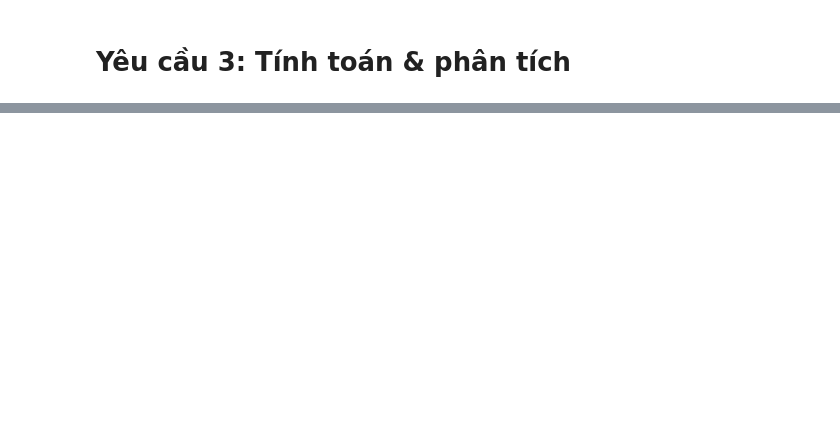
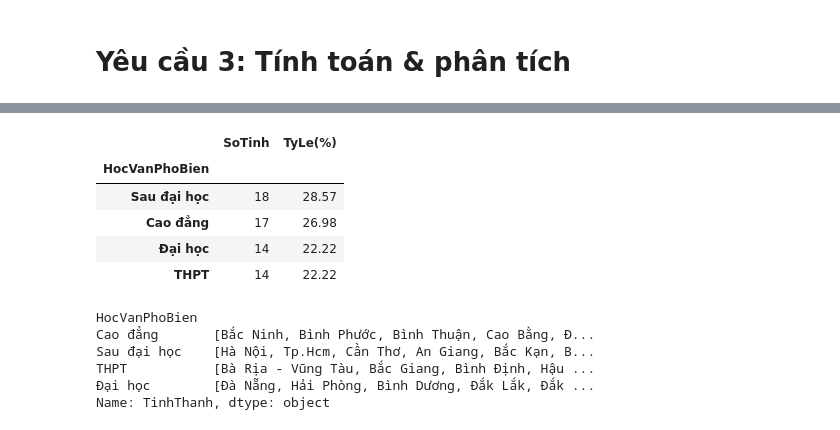
Before and after one commit to Sang2607/CyberSoft_Homework, a Jupyter notebook: BTVN/C3_PhanTichDanSoThatNghiep.ipynb, the cells around one changed output, grey strips where cells are left out. Cells and saved outputs as stored; diff of their text form; code cells hidden in the pictures; blank space fills up the shorter version.

```diff
--- a/BTVN/C3_PhanTichDanSoThatNghiep.ipynb
+++ b/BTVN/C3_PhanTichDanSoThatNghiep.ipynb
@@ -203,0 +244,38 @@ result
+# %%
+#e) Phân tích học vấn:
+result = (
+    MergeDataTotal["HocVanPhoBien"]
+    .value_counts()
+    .rename("SoTinh")
+    .to_frame()
+)
+
+result["TyLe(%)"] = (
+    MergeDataTotal["HocVanPhoBien"]
+    .value_counts(normalize=True)
+    * 100
+).round(2)
+
+result
+# %% [output]
+|  | SoTinh | TyLe(%) |
+| HocVanPhoBien |  |  |
+| Sau đại học | 18 | 28.57 |
+| Cao đẳng | 17 | 26.98 |
+| Đại học | 14 | 22.22 |
+| THPT | 14 | 22.22 |
+# %%
+result = (
+    MergeDataTotal
+    .groupby("HocVanPhoBien")["TinhThanh"]
+    .apply(list)
+)
+
+result
+# %% [output]
+HocVanPhoBien
+Cao đẳng       [Bắc Ninh, Bình Phước, Bình Thuận, Cao Bằng, Đ...
+Sau đại học    [Hà Nội, Tp.Hcm, Cần Thơ, An Giang, Bắc Kạn, B...
+THPT           [Bà Rịa - Vũng Tàu, Bắc Giang, Bình Định, Hậu ...
+Đại học        [Đà Nẵng, Hải Phòng, Bình Dương, Đắk Lắk, Đắk ...
+Name: TinhThanh, dtype: object
```
Also changed, not shown: parts of 10 cells of this notebook, 15 other files.
